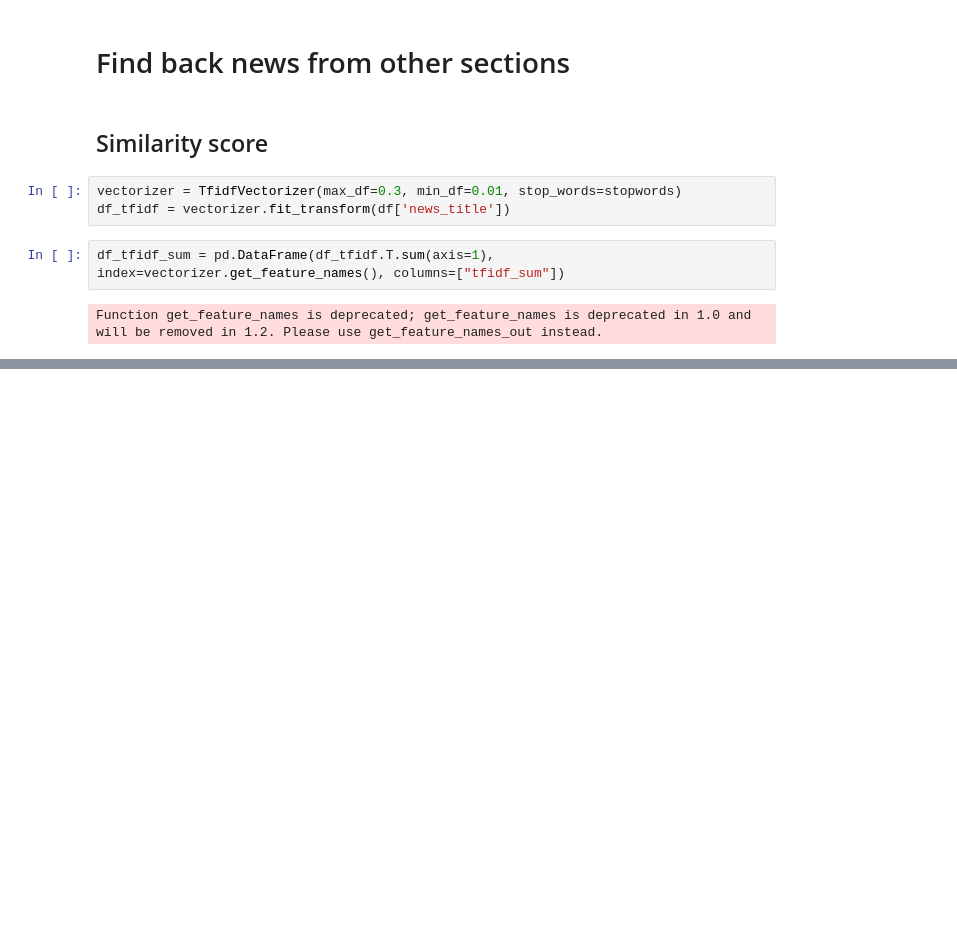
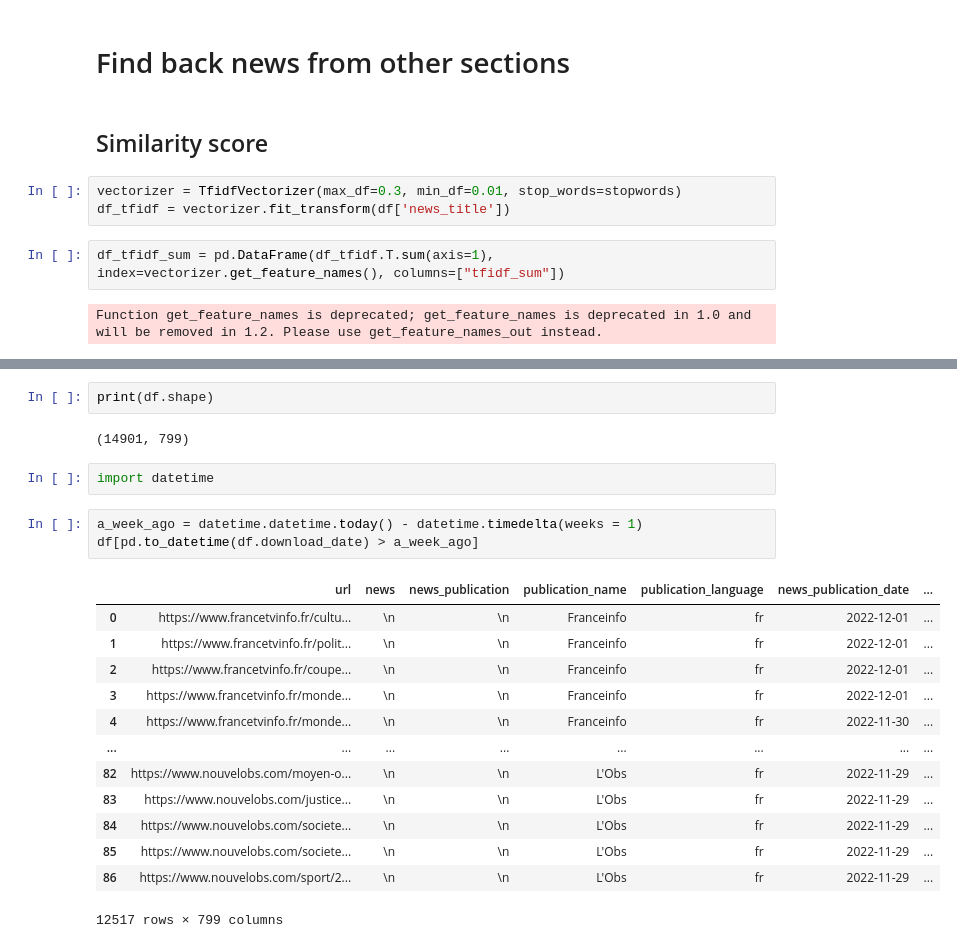
Before and after one commit to dataforgoodfr/quotaclimat, a Jupyter notebook: notebooks/eda_sitemap_crawling.ipynb, the cells around one changed output, grey strips where cells are left out. Cells and saved outputs as stored; diff of their text form; blank space fills up the shorter version.

```diff
--- a/notebooks/eda_sitemap_crawling.ipynb
+++ b/notebooks/eda_sitemap_crawling.ipynb
@@ -199,3 +465,26 @@ plt.show()
+# %%
+print(df.shape)
+# %% [output]
+(14901, 799)
+# %%
+import datetime
+# %%
+a_week_ago = datetime.datetime.today() - datetime.timedelta(weeks = 1)
+df[pd.to_datetime(df.download_date) > a_week_ago]
+# %% [output]
+|  | url | news | news_publication | publication_name | publication_language | news_publication_date | ... |
+| 0 | https://www.francetvinfo.fr/cultu... | \n | \n | Franceinfo | fr | 2022-12-01 | ... |
+| 1 | https://www.francetvinfo.fr/polit... | \n | \n | Franceinfo | fr | 2022-12-01 | ... |
+| 2 | https://www.francetvinfo.fr/coupe... | \n | \n | Franceinfo | fr | 2022-12-01 | ... |
+| 3 | https://www.francetvinfo.fr/monde... | \n | \n | Franceinfo | fr | 2022-12-01 | ... |
+| 4 | https://www.francetvinfo.fr/monde... | \n | \n | Franceinfo | fr | 2022-11-30 | ... |
+| ... | ... | ... | ... | ... | ... | ... | ... |
+| 82 | https://www.nouvelobs.com/moyen-o... | \n | \n | L'Obs | fr | 2022-11-29 | ... |
+| 83 | https://www.nouvelobs.com/justice... | \n | \n | L'Obs | fr | 2022-11-29 | ... |
+| 84 | https://www.nouvelobs.com/societe... | \n | \n | L'Obs | fr | 2022-11-29 | ... |
+| 85 | https://www.nouvelobs.com/societe... | \n | \n | L'Obs | fr | 2022-11-29 | ... |
+| 86 | https://www.nouvelobs.com/sport/2... | \n | \n | L'Obs | fr | 2022-11-29 | ... |
+12517 rows × 799 columns
 # %%
 ## word cloud per section
 ## here filtered only on section planete, crise climatique and environnment
```
Also changed, not shown: parts of 39 cells of this notebook, 5 other files.
